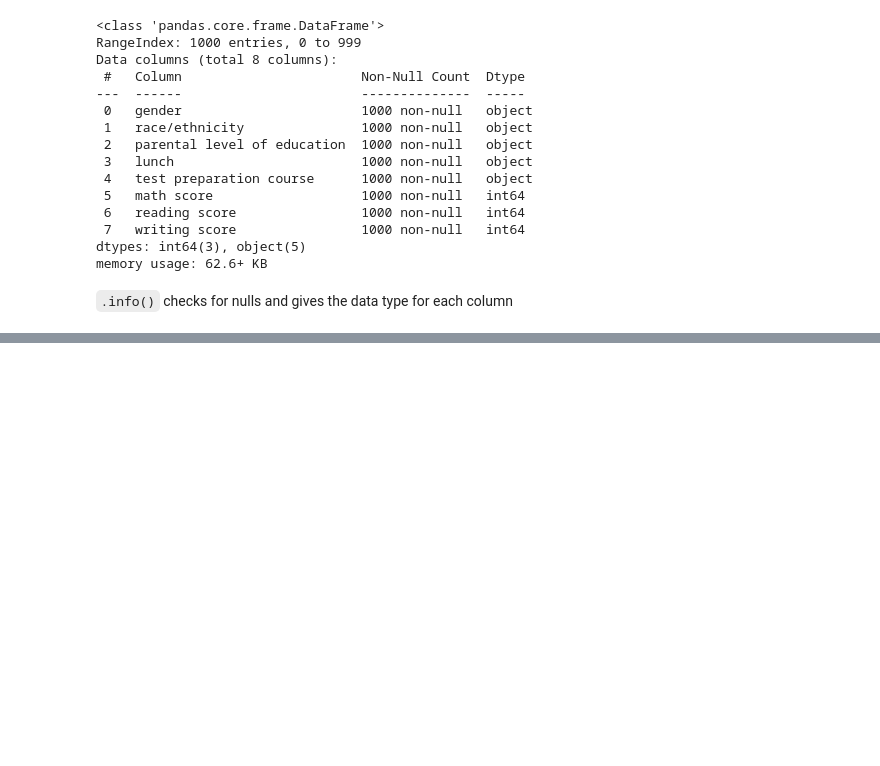
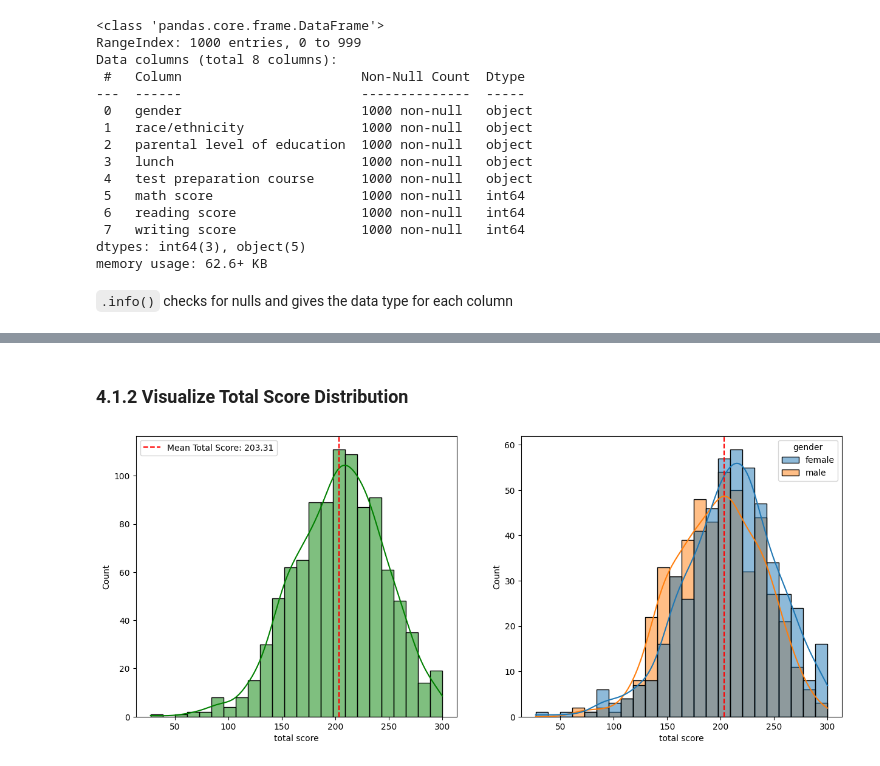
Before and after one commit to hilpresent/ml-project, a Jupyter notebook: notebook/EDA.ipynb, the cells around one changed output, grey strips where cells are left out. Drawn from its saved outputs; the diff is of its cells as text; code cells hidden in the pictures; blank space fills up the shorter version.

```diff
--- a/notebook/EDA.ipynb
+++ b/notebook/EDA.ipynb
@@ -122,0 +278,18 @@ memory usage: 62.6+ KB
+# %% [markdown]
+### 4.1.2 Visualize Total Score Distribution
+# %%
+# get mean total score
+mean_tscore = np.mean(df['total score'])
+
+fig, axs = plt.subplots(1, 2, figsize=(15, 6))
+
+sns.histplot(ax=axs[0], data=df, x='total score', kde=True, color='g')
+axs[0].axvline(mean_tscore, color='r', linestyle='--', label=f'Mean Total Score: {mean_tscore:.2f}')
+axs[0].legend()
+
+sns.histplot(ax=axs[1], data=df, x='total score', kde=True, hue='gender')
+axs[1].axvline(mean_tscore, color='r', linestyle='--', label=f'Mean Total Score: {mean_tscore:.2f}')
+
+plt.show()
+# %% [output]
+[figure, added]
```
Also changed, not shown: parts of 18 cells of this notebook.
